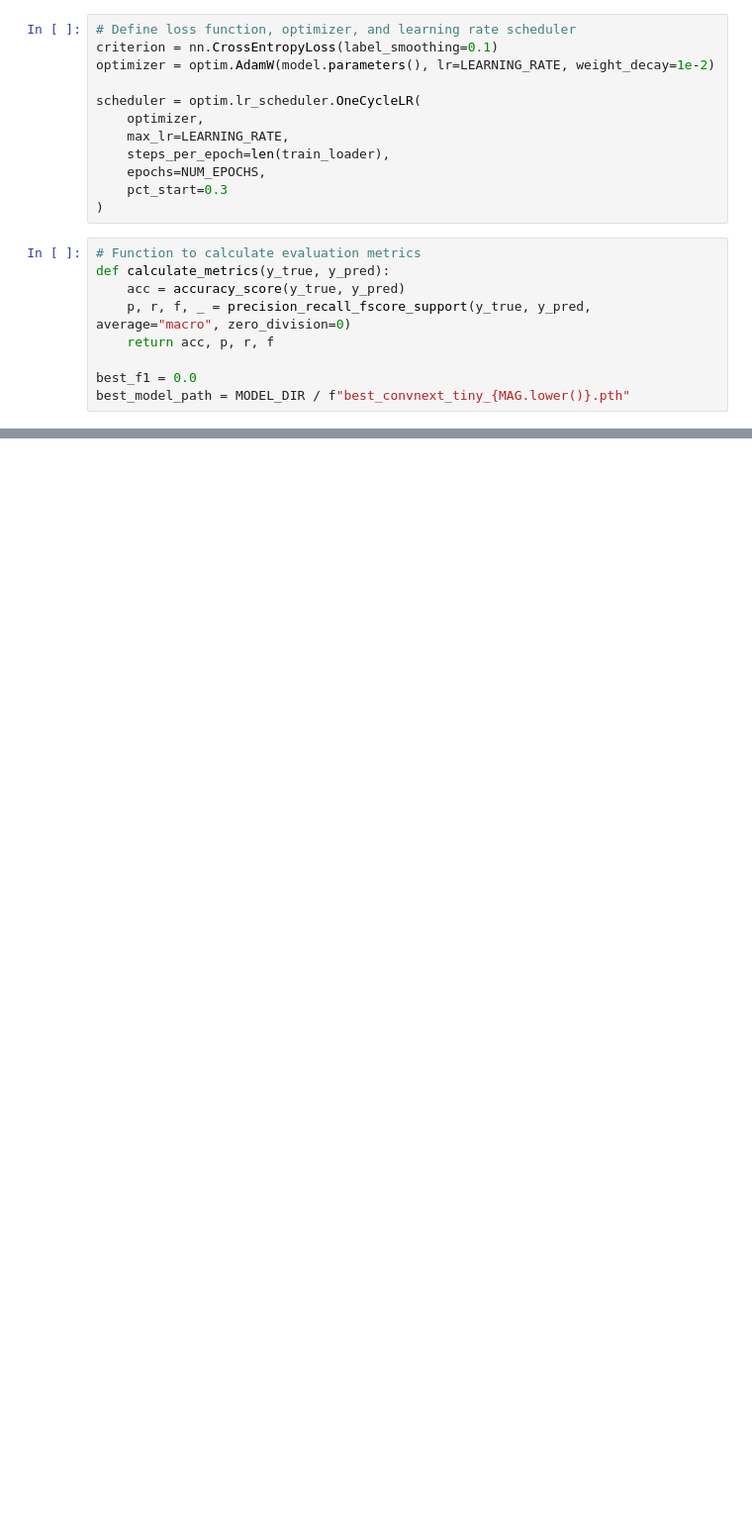
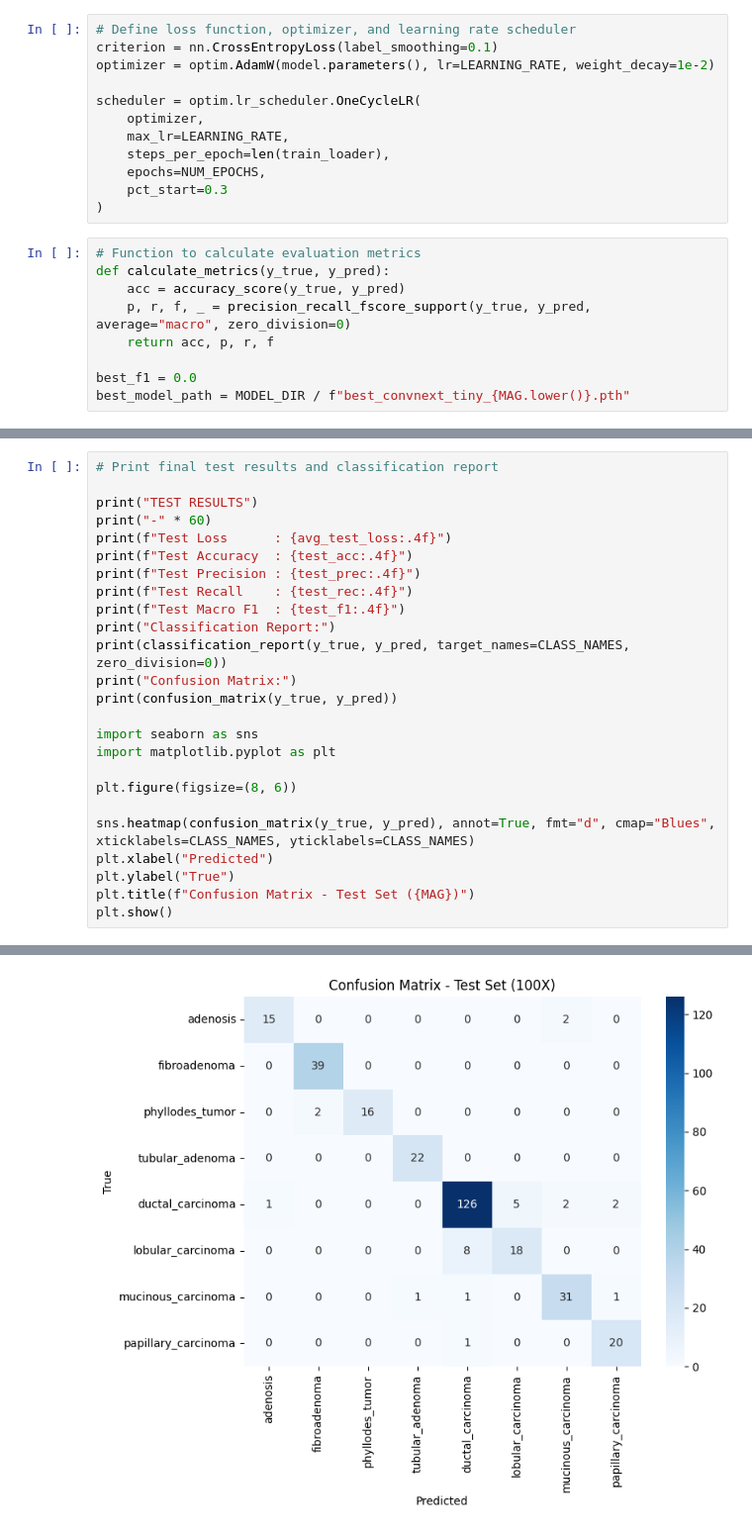
Before and after one commit to sarpustacom/BreastCancerV1, a Jupyter notebook: notebook_training_classification_v2.ipynb, the cells around one changed output, grey strips where cells are left out. Shown at 99% size. Drawn from its saved outputs; the diff is of its cells as text; blank space fills up the shorter version.

```diff
--- a/notebook_training_classification_v2.ipynb
+++ b/notebook_training_classification_v2.ipynb
@@ -384,0 +458,26 @@ Epoch  | Train Loss |  Val Loss  |  Val Acc  | Val Prec  |  Val Rec  |  Val F1
+# %%
+# Print final test results and classification report
+
+print("TEST RESULTS")
+print("-" * 60)
+print(f"Test Loss      : {avg_test_loss:.4f}")
+print(f"Test Accuracy  : {test_acc:.4f}")
+print(f"Test Precision : {test_prec:.4f}")
+print(f"Test Recall    : {test_rec:.4f}")
+print(f"Test Macro F1  : {test_f1:.4f}")
+print("Classification Report:")
+print(classification_report(y_true, y_pred, target_names=CLASS_NAMES, zero_division=0))
+print("Confusion Matrix:")
+print(confusion_matrix(y_true, y_pred))
+
+import seaborn as sns
+import matplotlib.pyplot as plt
+
+plt.figure(figsize=(8, 6))
+
+sns.heatmap(confusion_matrix(y_true, y_pred), annot=True, fmt="d", cmap="Blues", xticklabels=CLASS_NAMES, yticklabels=CLASS_NAMES)
+plt.xlabel("Predicted")
+plt.ylabel("True")
+plt.title(f"Confusion Matrix - Test Set ({MAG})")
+plt.show()
+# %% [output]
@@ -384,0 +501 @@ Epoch  | Train Loss |  Val Loss  |  Val Acc  | Val Prec  |  Val Rec  |  Val F1
+[figure, added]
```
Also changed, not shown: parts of 11 cells of this notebook, 1 other file.
